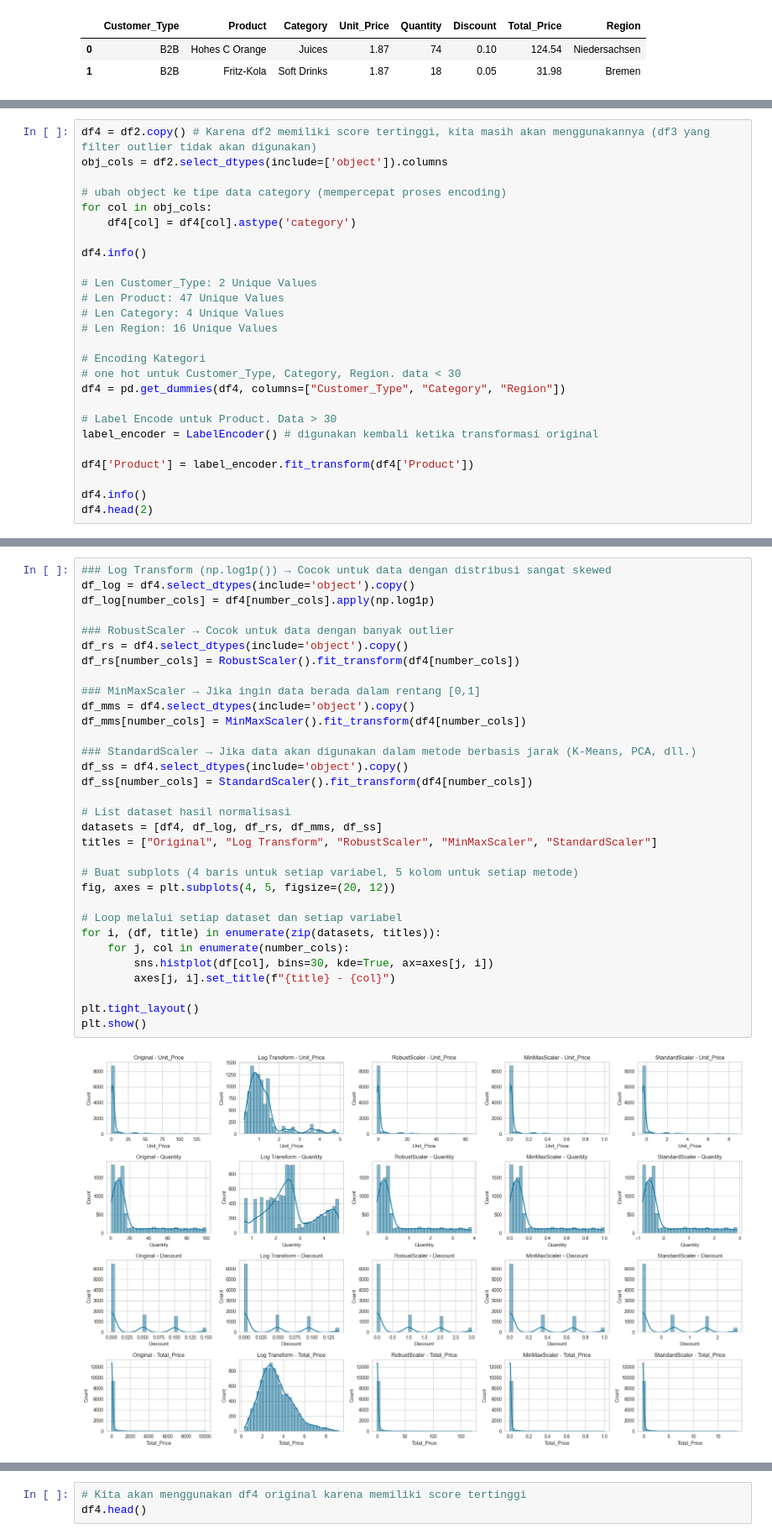
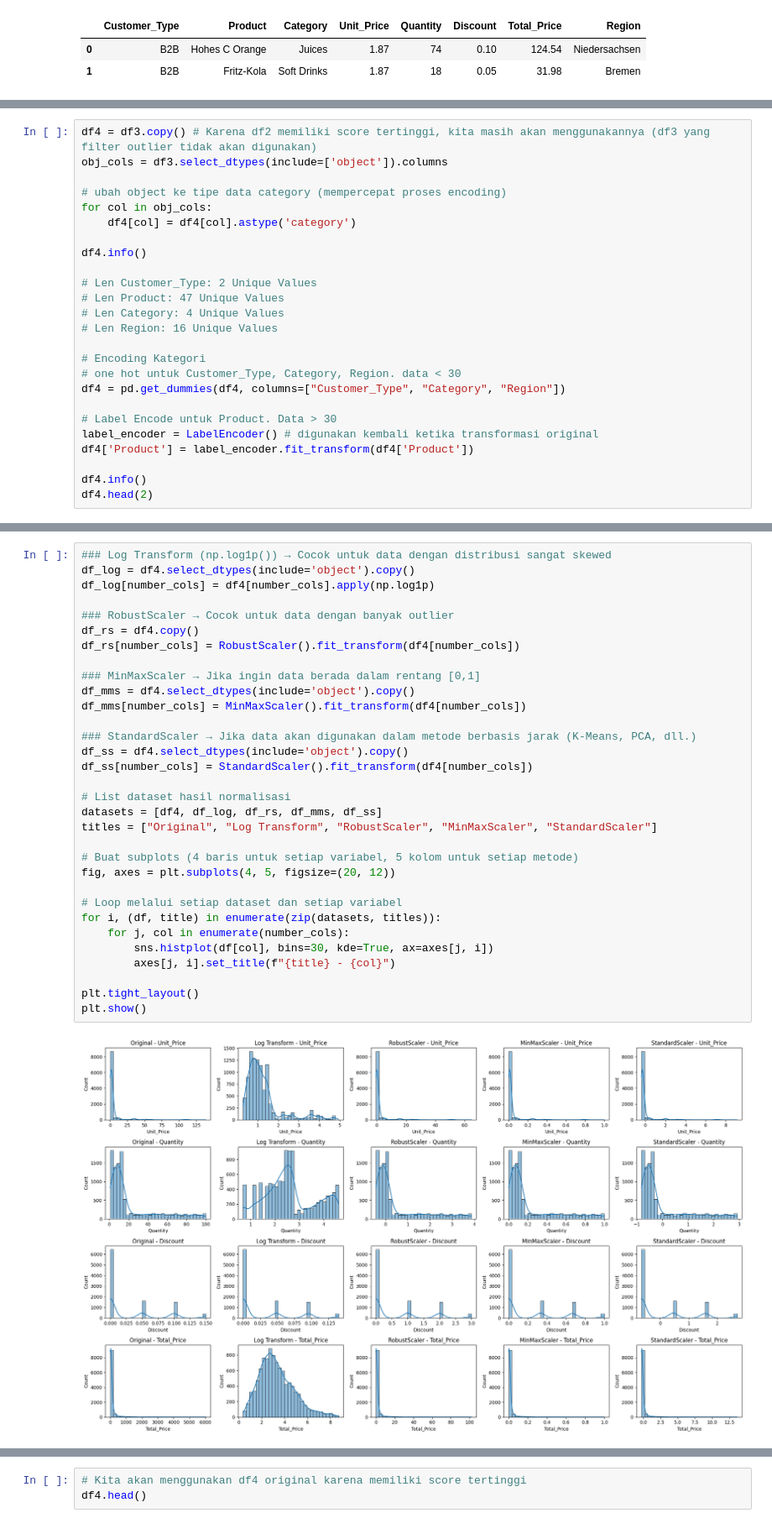
Before and after one commit to Leo42night/ml-pemula, a Jupyter notebook: beverage-sales/[Clustering]_Submission_Akhir_BMLP_Leo_PT.ipynb, the cells around one changed output, grey strips where cells are left out. Shown at 84% size. Saved outputs shown, nothing was run; the diff lists cells and outputs as text.

Commit message:
beverage-sales v2_with outlier handling

```diff
--- a/beverage-sales/[Clustering]_Submission_Akhir_BMLP_Leo_PT.ipynb
+++ b/beverage-sales/[Clustering]_Submission_Akhir_BMLP_Leo_PT.ipynb
@@ -358,8 +347,8 @@ Karena data akan dipecah untuk menguji dengan berbagai metode scalling, maka enc
 | **Frequency Encoding** | Kategori banyak, skala besar  | Mengurangi dimensi tinggi        | Tidak mempertahankan hubungan kategori |            |
 | **Embedding Encoding** | Data kompleks, teks, lokasi   | Representasi lebih akurat       | Butuh komputasi lebih tinggi        |            |
 # %%
-df4 = df2.copy() # Karena df2 memiliki score tertinggi, kita masih akan menggunakannya (df3 yang filter outlier tidak akan digunakan)
-obj_cols = df2.select_dtypes(include=['object']).columns
+df4 = df3.copy() # Karena df2 memiliki score tertinggi, kita masih akan menggunakannya (df3 yang filter outlier tidak akan digunakan)
+obj_cols = df3.select_dtypes(include=['object']).columns
 
 # ubah object ke tipe data category (mempercepat proses encoding)
 for col in obj_cols:
@@ -378,7 +367,6 @@ df4 = pd.get_dummies(df4, columns=["Customer_Type", "Category", "Region"])
 
 # Label Encode untuk Product. Data > 30
 label_encoder = LabelEncoder() # digunakan kembali ketika transformasi original
-
 df4['Product'] = label_encoder.fit_transform(df4['Product'])
 
 df4.info()
@@ -413,33 +401,33 @@ Mencari Scalling Terbaik, dan didapat adalah RobustScaller. Tapi Silhoutte Score
 df_log = df4.select_dtypes(include='object').copy()
 df_log[number_cols] = df4[number_cols].apply(np.log1p)
 
 ### RobustScaler → Cocok untuk data dengan banyak outlier
-df_rs = df4.select_dtypes(include='object').copy()
+df_rs = df4.copy()
 df_rs[number_cols] = RobustScaler().fit_transform(df4[number_cols])
 
 ### MinMaxScaler → Jika ingin data berada dalam rentang [0,1]
 df_mms = df4.select_dtypes(include='object').copy()
 df_mms[number_cols] = MinMaxScaler().fit_transform(df4[number_cols])
 
 ### StandardScaler → Jika data akan digunakan dalam metode berbasis jarak (K-Means, PCA, dll.)
 df_ss = df4.select_dtypes(include='object').copy()
 df_ss[number_cols] = StandardScaler().fit_transform(df4[number_cols])
 
 # List dataset hasil normalisasi
 datasets = [df4, df_log, df_rs, df_mms, df_ss]
 titles = ["Original", "Log Transform", "RobustScaler", "MinMaxScaler", "StandardScaler"]
 
 # Buat subplots (4 baris untuk setiap variabel, 5 kolom untuk setiap metode)
 fig, axes = plt.subplots(4, 5, figsize=(20, 12))
 
 # Loop melalui setiap dataset dan setiap variabel
 for i, (df, title) in enumerate(zip(datasets, titles)):
     for j, col in enumerate(number_cols):
         sns.histplot(df[col], bins=30, kde=True, ax=axes[j, i])
         axes[j, i].set_title(f"{title} - {col}")
 
 plt.tight_layout()
 plt.show()
 # %% [output]
-[figure, old version]
+[figure, new version]
 # %% [markdown]
```
Also changed, not shown: parts of 81 cells of this notebook, 1 other file.
